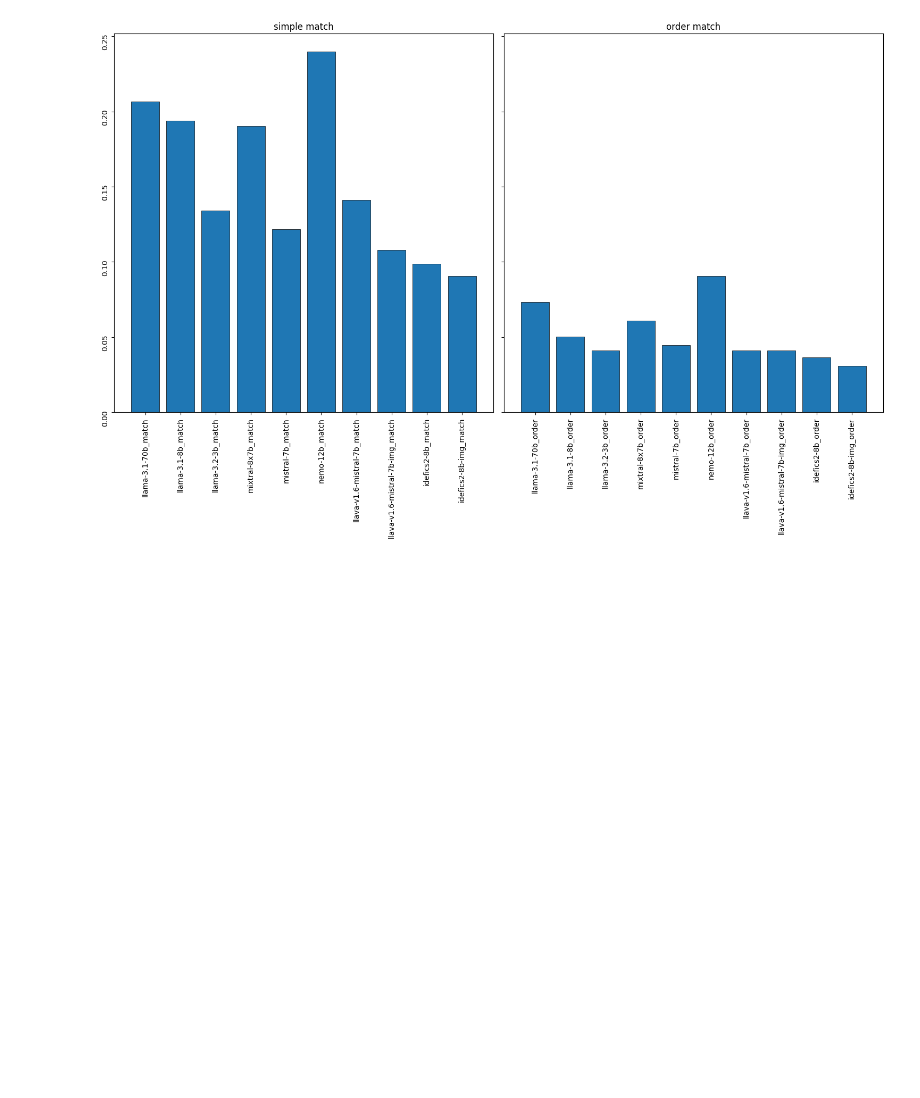
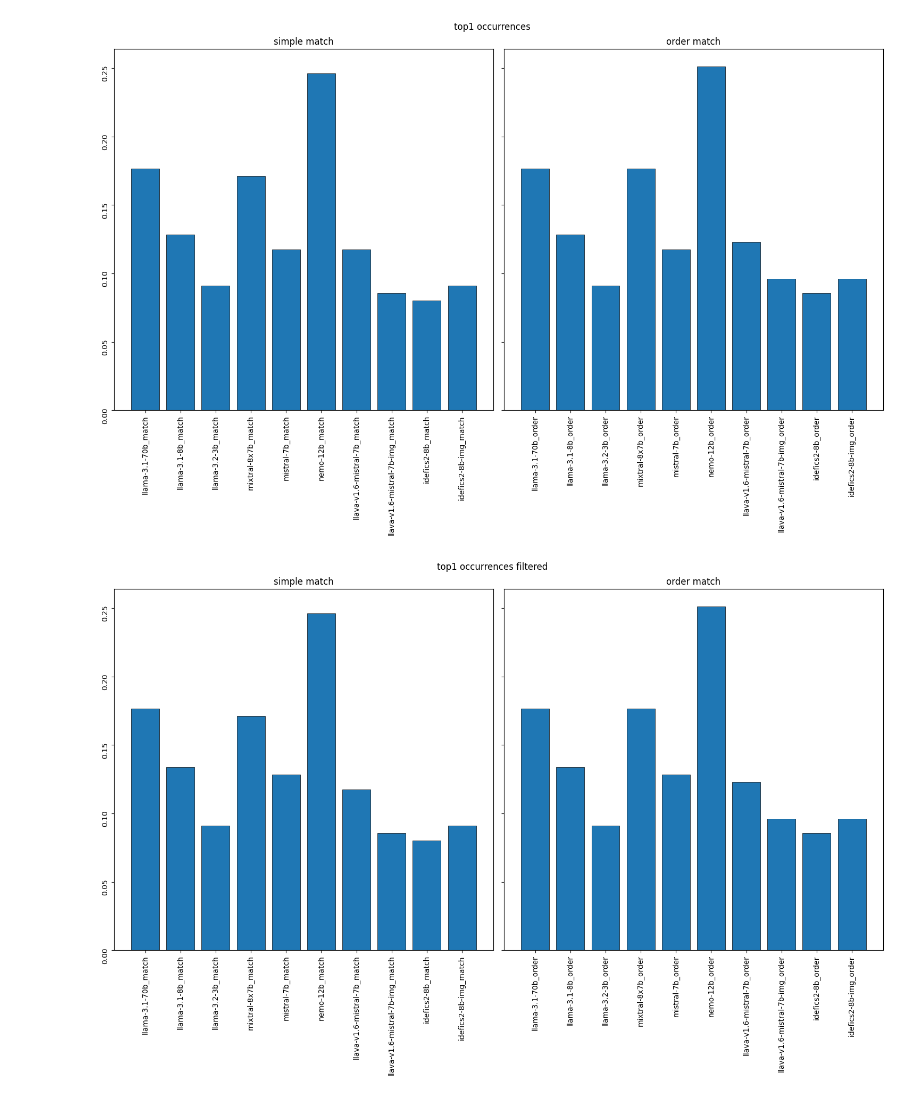
Before and after one commit to andreapdr/conceptCategoriesLLMs, a Jupyter notebook: results-occurrences/plotter.ipynb, the cells around one changed output. Saved outputs shown, nothing was run; the diff lists cells and outputs as text; code cells hidden in the pictures; blank space fills up the shorter version.

Commit message:
computed results with frequency filter

```diff
--- a/results-occurrences/plotter.ipynb
+++ b/results-occurrences/plotter.ipynb
@@ -2,13 +2,13 @@
 import pandas as pd
 import matplotlib.pyplot as plt
 # %%
-res = pd.read_csv("results_occ_temp05.csv")
+# res = pd.read_csv("results_occ_t05.filter.csv")
 
 str_order = "_order"
 str_simple = "_match"
 
-model_order = [c for c in res.columns if str_order in c]
-model_simple = [c for c in res.columns if str_simple in c]
+# model_order = [c for c in res.columns if str_order in c]
+# model_simple = [c for c in res.columns if str_simple in c]
 
 model_order = [
 'llama-3.1-70b_order',
@@ -30,18 +30,31 @@ style = {
             "linewidth": 0.5,
             }
 # %%
-fig, axs = plt.subplots(1, 2, figsize=(15, 10), layout="tight", sharey=True)
-axs = axs.ravel()
+def get_plots(data, title_plot=""):
+    fig, axs = plt.subplots(1, 2, figsize=(15, 10), layout="tight", sharey=True)
+    axs = axs.ravel()
 
-for i, (title, mode_res) in enumerate(zip(["simple match", "order match"], [model_simple, model_order])):
-    selected = res[mode_res]
-    accs = selected.sum() / len(selected)
-    axs[i].bar(x=accs.index, height=accs.values, **style)
-    axs[i].tick_params(labelrotation=90)
-    axs[i].set_title(title)
+    for i, (title, mode_res) in enumerate(zip(["simple match", "order match"], [model_simple, model_order])):
+        selected = data[mode_res]
+        accs = selected.sum() / len(selected)
+        axs[i].bar(x=accs.index, height=accs.values, **style)
+        axs[i].tick_params(labelrotation=90)
+        axs[i].set_title(title)
 
-fig.show()
+    plt.suptitle(title_plot)
 
-plt.savefig("occ_matches.png")
+    fig.show()
+
+    if title_plot == "":
+        title_plot = "occ.tmp"
+
+    plt.savefig(title_plot.replace(" ", "_") + ".png")
-# %% [output]
-[figure, removed]
+# %%
+top1_df = pd.read_csv("results_occ_t05.n1.csv")
+get_plots(top1_df, title_plot="top1 occurrences")
+
+top1_df = pd.read_csv("results_occ_t05.n1.filter.csv")
+get_plots(top1_df, title_plot="top1 occurrences filtered")
+# %% [output]
+[figure, added]
+[figure, added]
```
Also changed, not shown: parts of 2 cells of this notebook, 40 other files.
